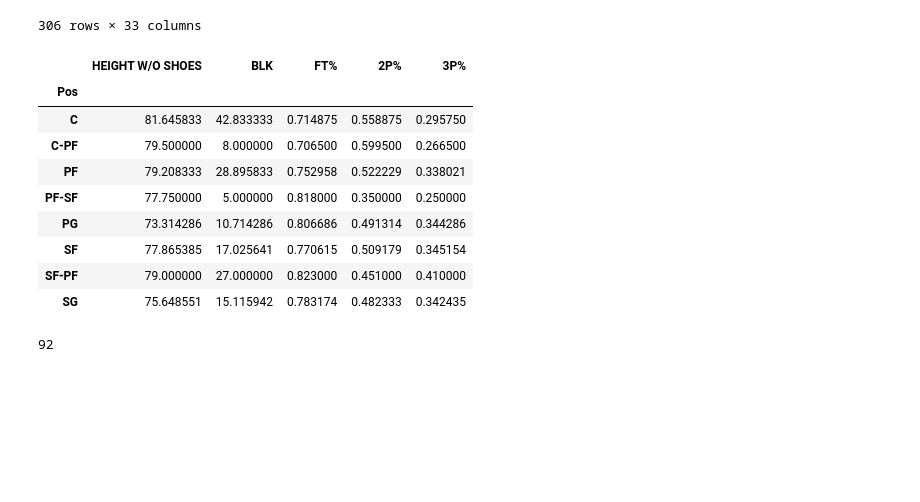
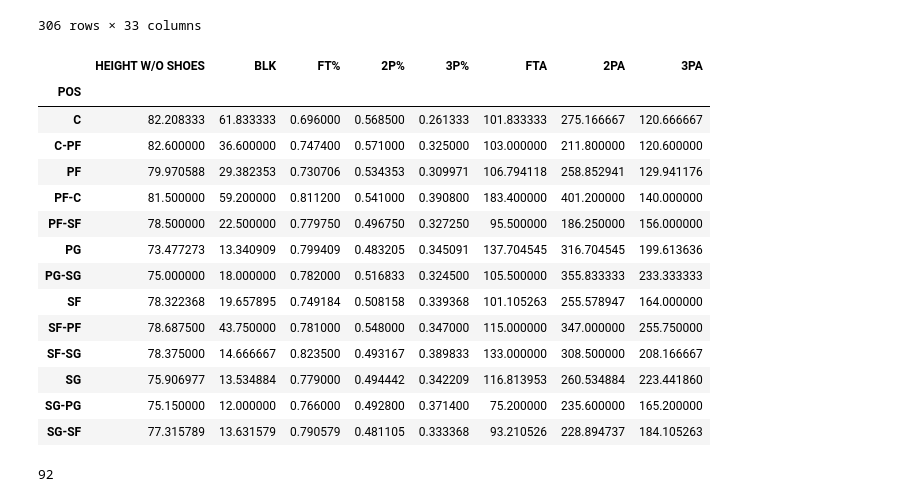
Before and after one commit to adithyav09/Group-APIs-Project, a Jupyter notebook: NBA_DATA.ipynb, the cells around one changed output. Cells and saved outputs as stored; diff of their text form; code cells hidden in the pictures; blank space fills up the shorter version.

Commit message:
added new datasets and merged and also adjusted testable hypothesis and experimented with data to test our claim

```diff
--- a/NBA_DATA.ipynb
+++ b/NBA_DATA.ipynb
@@ -330,18 +359,23 @@ dropped_nba_data.merge(dropped_combine_data[['PLAYER','HEIGHT\xa0W/O\xa0SHOES']]
 | 305 | 504 | Zion Williamson | willizi01 | PF | 19 | NOP | 19 | 19 | 565 | 172 | ... | ... |
 306 rows × 33 columns
 # %%
-merged_data_df.groupby('Pos')[['HEIGHT\xa0W/O\xa0SHOES', 'BLK', 'FT%', '2P%', '3P%']].mean()
+merged_data_df.groupby('POS')[['HEIGHT\xa0W/O\xa0SHOES', 'BLK', 'FT%', '2P%', '3P%', 'FTA', '2PA', '3PA']].mean()
 # %% [output]
-|  | HEIGHT W/O SHOES | BLK | FT% | 2P% | 3P% |
-| Pos |  |  |  |  |  |
-| C | 81.645833 | 42.833333 | 0.714875 | 0.558875 | 0.295750 |
-| C-PF | 79.500000 | 8.000000 | 0.706500 | 0.599500 | 0.266500 |
-| PF | 79.208333 | 28.895833 | 0.752958 | 0.522229 | 0.338021 |
-| PF-SF | 77.750000 | 5.000000 | 0.818000 | 0.350000 | 0.250000 |
-| PG | 73.314286 | 10.714286 | 0.806686 | 0.491314 | 0.344286 |
-| SF | 77.865385 | 17.025641 | 0.770615 | 0.509179 | 0.345154 |
-| SF-PF | 79.000000 | 27.000000 | 0.823000 | 0.451000 | 0.410000 |
-| SG | 75.648551 | 15.115942 | 0.783174 | 0.482333 | 0.342435 |
+|  | HEIGHT W/O SHOES | BLK | FT% | 2P% | 3P% | FTA | 2PA | 3PA |
+| POS |  |  |  |  |  |  |  |  |
+| C | 82.208333 | 61.833333 | 0.696000 | 0.568500 | 0.261333 | 101.833333 | 275.166667 | 120.666667 |
+| C-PF | 82.600000 | 36.600000 | 0.747400 | 0.571000 | 0.325000 | 103.000000 | 211.800000 | 120.600000 |
+| PF | 79.970588 | 29.382353 | 0.730706 | 0.534353 | 0.309971 | 106.794118 | 258.852941 | 129.941176 |
+| PF-C | 81.500000 | 59.200000 | 0.811200 | 0.541000 | 0.390800 | 183.400000 | 401.200000 | 140.000000 |
+| PF-SF | 78.500000 | 22.500000 | 0.779750 | 0.496750 | 0.327250 | 95.500000 | 186.250000 | 156.000000 |
+| PG | 73.477273 | 13.340909 | 0.799409 | 0.483205 | 0.345091 | 137.704545 | 316.704545 | 199.613636 |
+| PG-SG | 75.000000 | 18.000000 | 0.782000 | 0.516833 | 0.324500 | 105.500000 | 355.833333 | 233.333333 |
+| SF | 78.322368 | 19.657895 | 0.749184 | 0.508158 | 0.339368 | 101.105263 | 255.578947 | 164.000000 |
+| SF-PF | 78.687500 | 43.750000 | 0.781000 | 0.548000 | 0.347000 | 115.000000 | 347.000000 | 255.750000 |
+| SF-SG | 78.375000 | 14.666667 | 0.823500 | 0.493167 | 0.389833 | 133.000000 | 308.500000 | 208.166667 |
+| SG | 75.906977 | 13.534884 | 0.779000 | 0.494442 | 0.342209 | 116.813953 | 260.534884 | 223.441860 |
+| SG-PG | 75.150000 | 12.000000 | 0.766000 | 0.492800 | 0.371400 | 75.200000 | 235.600000 | 165.200000 |
+| SG-SF | 77.315789 | 13.631579 | 0.790579 | 0.481105 | 0.333368 | 93.210526 | 228.894737 | 184.105263 |
 # %%
 merged_data_df.loc[merged_data_df['HEIGHT\xa0W/O\xa0SHOES'] > 77.75,:].count()['PLAYER']
 # %% [output]
```
Also changed, not shown: parts of 5 cells of this notebook, 4 other files.
